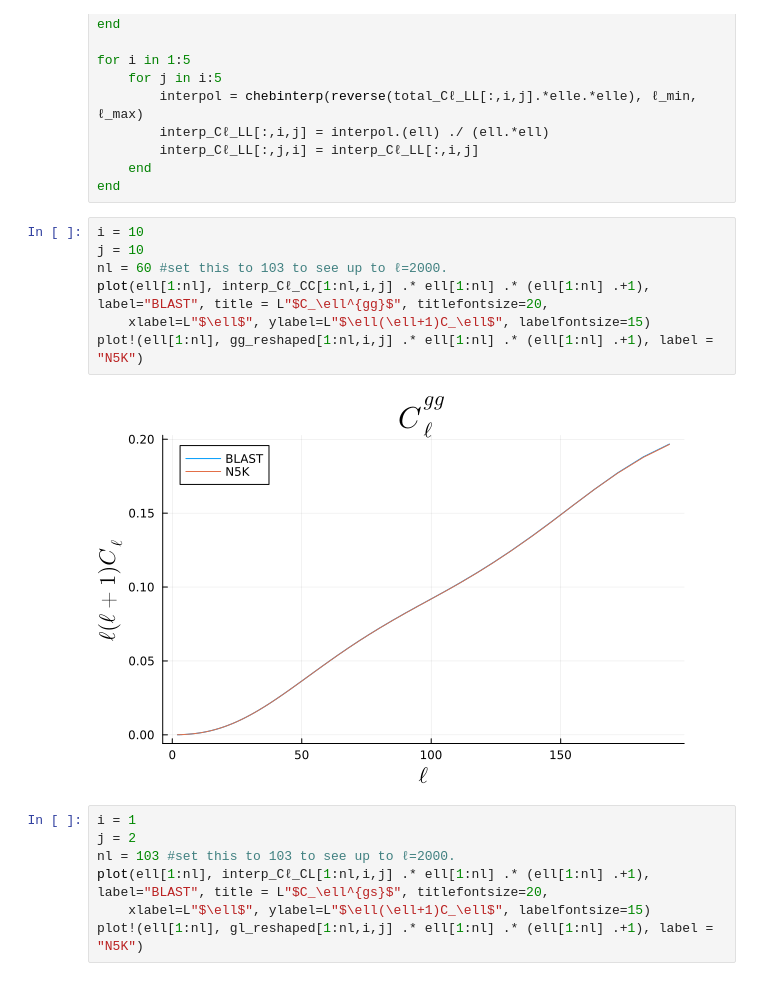
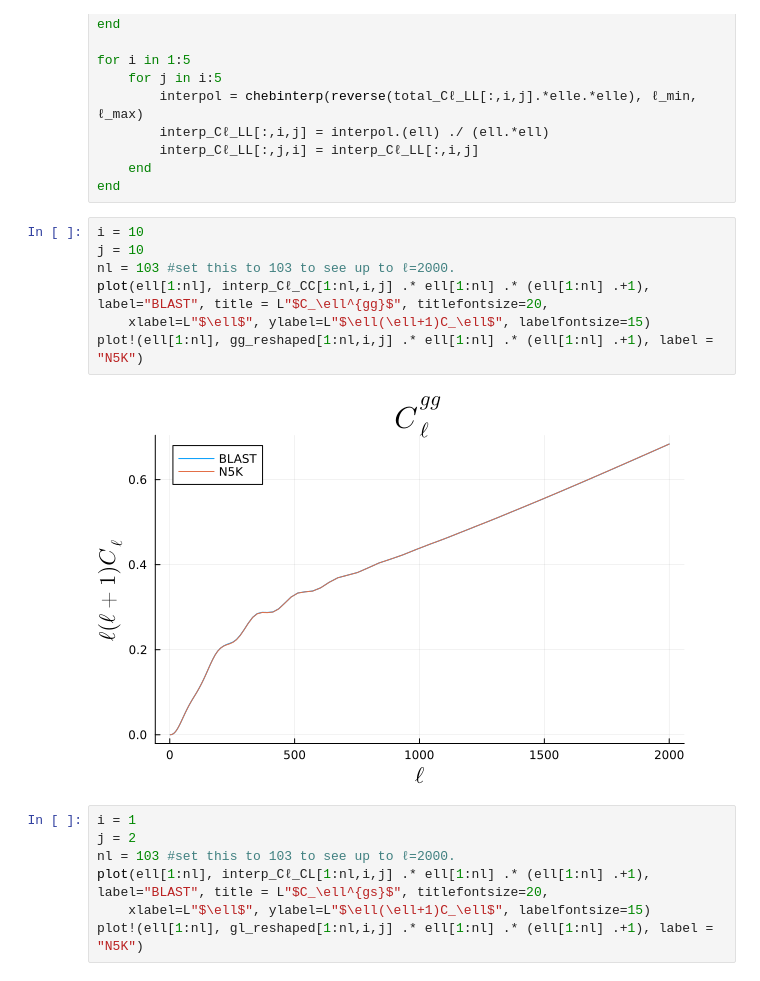
Before and after one commit to anvi-git/3D_Angular_Power_Spectrum, a Jupyter notebook: paper_blast/BLAST_x_N5K.ipynb, the cells around one changed output. Drawn from its saved outputs; the diff is of its cells as text.

```diff
--- a/paper_blast/BLAST_x_N5K.ipynb
+++ b/paper_blast/BLAST_x_N5K.ipynb
@@ -366,12 +413,12 @@ end
 # %%
 i = 10
 j = 10
-nl = 60 #set this to 103 to see up to ℓ=2000.
+nl = 103 #set this to 103 to see up to ℓ=2000.
 plot(ell[1:nl], interp_Cℓ_CC[1:nl,i,j] .* ell[1:nl] .* (ell[1:nl] .+1), label="BLAST", title = L"$C_\ell^{gg}$", titlefontsize=20,
     xlabel=L"$\ell$", ylabel=L"$\ell(\ell+1)C_\ell$", labelfontsize=15)
 plot!(ell[1:nl], gg_reshaped[1:nl,i,j] .* ell[1:nl] .* (ell[1:nl] .+1), label = "N5K")
 # %% [output]
-[figure, old version]
+[figure, new version]
 # %%
 i = 1
 j = 2
```
Also changed, not shown: parts of 6 cells of this notebook.
